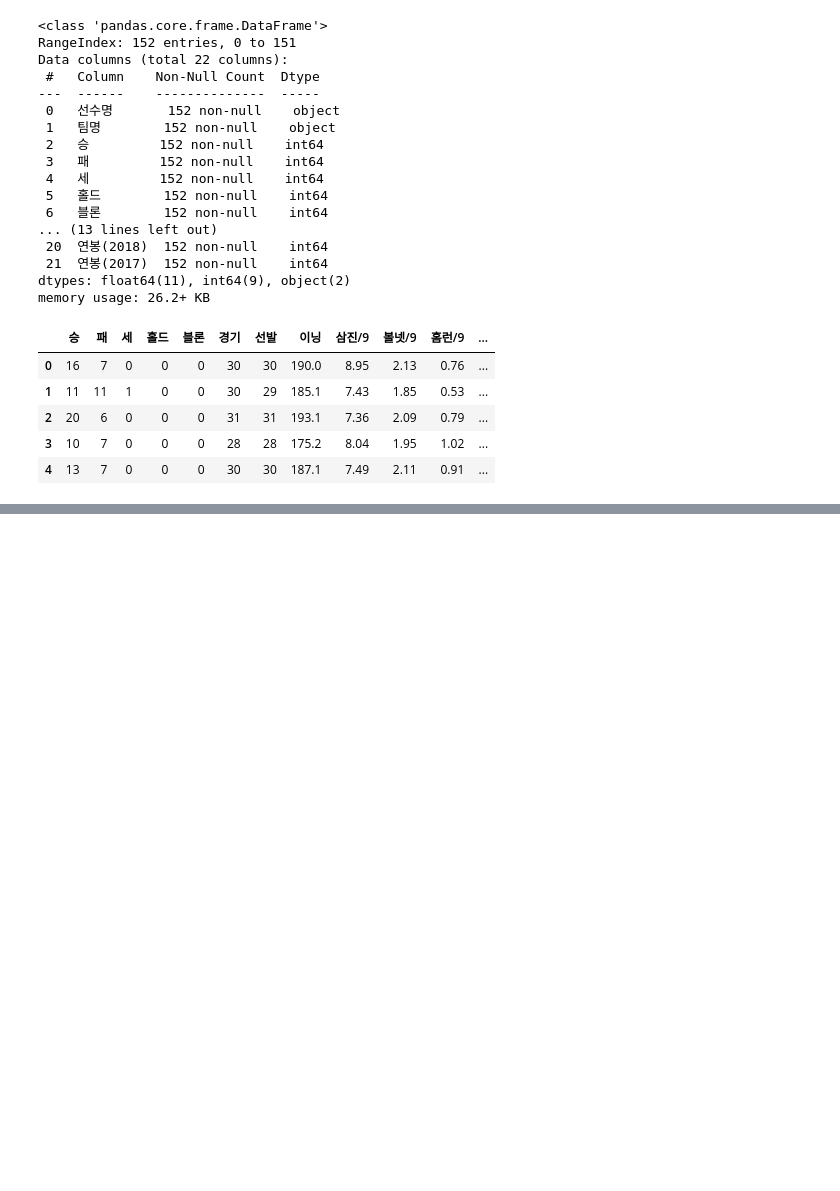
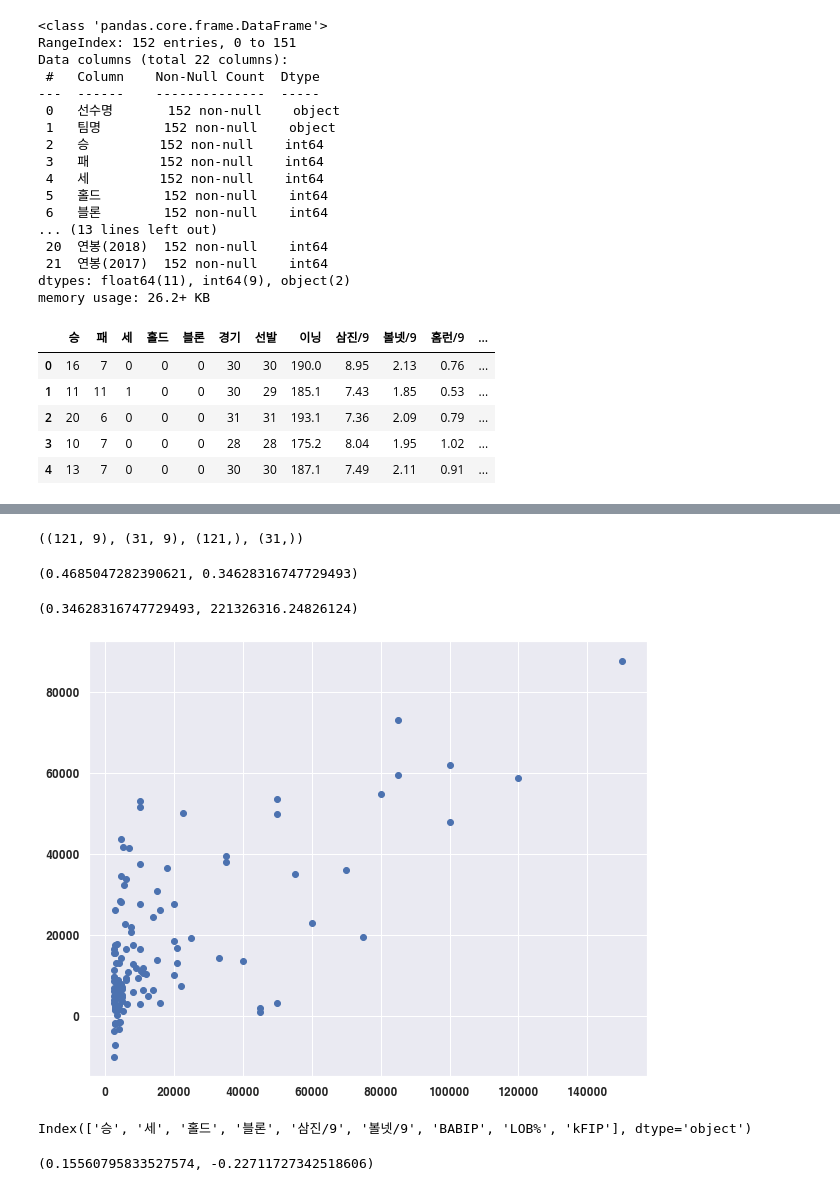
Before and after one commit to soxxun/python, a Jupyter notebook: 20220404/20220404.ipynb, the cells around one changed output, grey strips where cells are left out. Saved outputs shown, nothing was run; the diff lists cells and outputs as text; code cells hidden in the pictures; blank space fills up the shorter version.

```diff
--- a/20220404/20220404.ipynb
+++ b/20220404/20220404.ipynb
@@ -122,0 +157,8 @@ len(picher_df2.columns)
+# %%
+# 데이터 표준화
+from sklearn.preprocessing import StandardScaler
+X = picher_df3
+Y = picher_df['연봉(2017)']
+ss = StandardScaler()
+X = ss.fit_transform(X)
+X.shape, Y.shape
@@ -122,0 +191,26 @@ len(picher_df2.columns)
+# %%
+x_train,x_target,y_train,y_target = train_test_split(X,Y,test_size=0.2, random_state=42)
+x_train.shape,x_target.shape,y_train.shape,y_target.shape
+# %% [output]
+((121, 9), (31, 9), (121,), (31,))
+# %%
+lr =  LinearRegression()
+model = lr.fit(x_train,y_train)
+# %%
+model.score(x_train,y_train), model.score(x_target,y_target)
+# %% [output]
+(0.4685047282390621, 0.34628316747729493)
+# %%
+from sklearn.metrics import r2_score
+from sklearn.metrics import mean_squared_error
+y_train_predict =  model.predict(x_train)
+y_target_predict =  model.predict(x_target)
+r2_score(y_target,y_target_predict), mean_squared_error(y_target,y_target_predict)
+# %% [output]
+(0.34628316747729493, 221326316.24826124)
+# %%
+# 실제 2017년도의 연봉 y_train, y_target
+plt.scatter(y_train, y_train_predict)
+plt.show()
+# %% [output]
+[figure, added]
@@ -122,0 +222,21 @@ len(picher_df2.columns)
+# %%
+#1
+picher_df3.columns
+#picher_df3.loc[['삼진/9', '볼넷/9','LOB%', 'kFIP']]
+# %% [output]
+Index(['승', '세', '홀드', '블론', '삼진/9', '볼넷/9', 'BABIP', 'LOB%', 'kFIP'], dtype='object')
+# %%
+picher_df3.loc[:,['삼진/9', '볼넷/9','LOB%', 'kFIP']]
+# 데이터 표준화
+from sklearn.preprocessing import StandardScaler
+X = picher_df3.loc[:,['삼진/9', '볼넷/9','LOB%', 'kFIP']]
+Y = picher_df['연봉(2017)']
+ss = StandardScaler()
+X = ss.fit_transform(X)
+x_train,x_target,y_train,y_target = train_test_split(X,Y,test_size=0.2, random_state=42)
+x_train.shape,x_target.shape,y_train.shape,y_target.shape
+lr =  LinearRegression()
+model = lr.fit(x_train,y_train)
+model.score(x_train,y_train), model.score(x_target,y_target)
+# %% [output]
+(0.15560795833527574, -0.22711727342518606)
```
Also changed, not shown: parts of 15 cells of this notebook.
